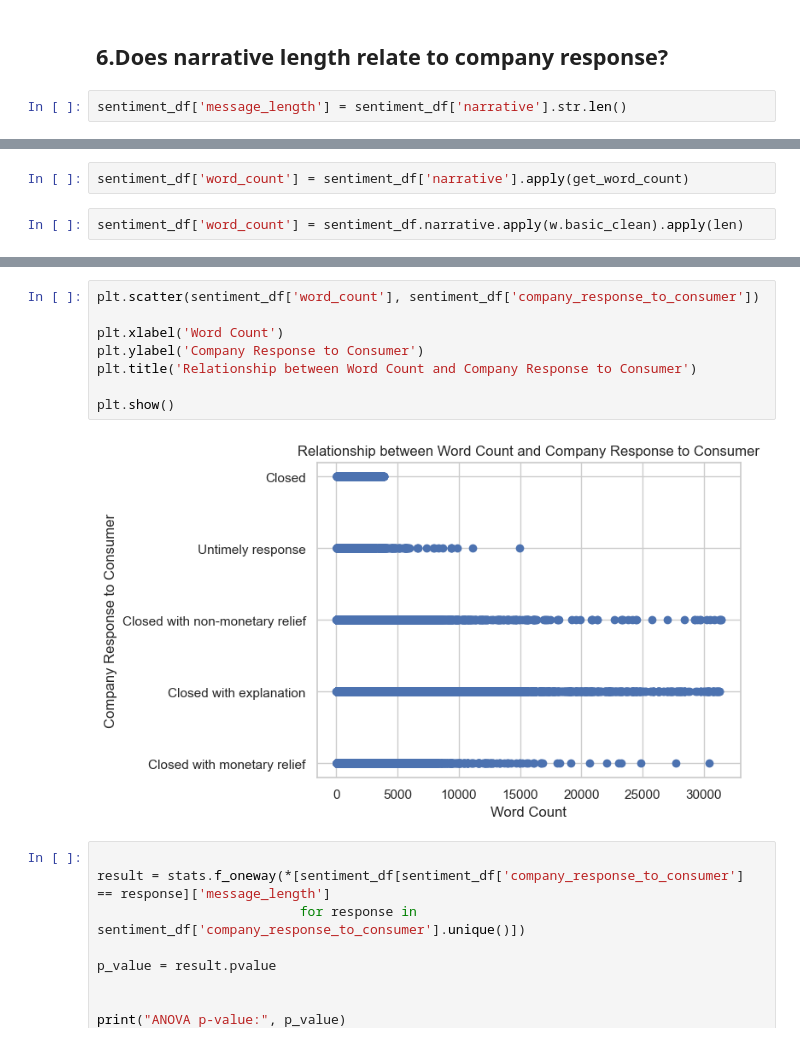
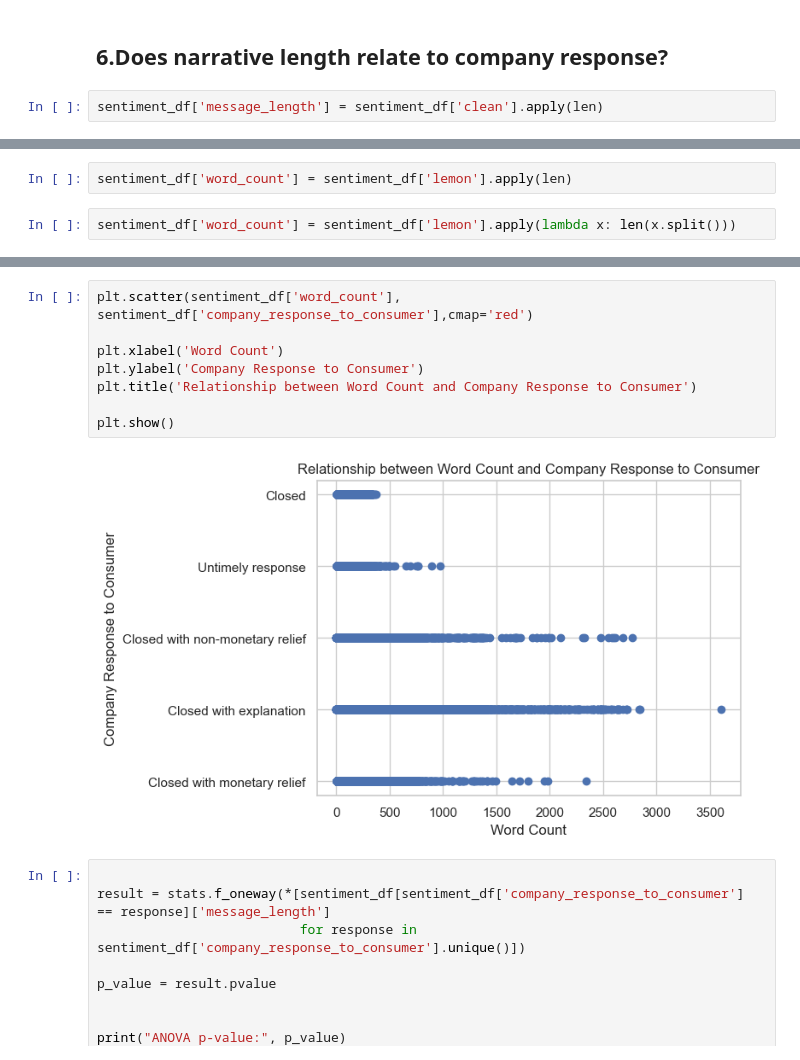
Before and after one commit to DATA-TRAC/consumer-complaint-response, a Jupyter notebook: cely-notebook.ipynb, the cells around one changed output, grey strips where cells are left out. Saved outputs shown, nothing was run; the diff lists cells and outputs as text.

```diff
--- a/cely-notebook.ipynb
+++ b/cely-notebook.ipynb
@@ -321,4 +333,4 @@ The p-value is less than alpha. There is a significant effect of sentiment on co
 # %% [markdown]
 ## 6.Does narrative length relate to company response?
 # %%
-sentiment_df['message_length'] = sentiment_df['narrative'].str.len()
+sentiment_df['message_length'] = sentiment_df['clean'].apply(len)
@@ -330,4 +337,4 @@ def get_word_count(text):
 # %%
-sentiment_df['word_count'] = sentiment_df['narrative'].apply(get_word_count)
+sentiment_df['word_count'] = sentiment_df['lemon'].apply(len)
-# %%
-sentiment_df['word_count'] = sentiment_df.narrative.apply(w.basic_clean).apply(len)
+# %%
+sentiment_df['word_count'] = sentiment_df['lemon'].apply(lambda x: len(x.split()))
@@ -356,13 +373,13 @@ plt.show()
 # %%
-plt.scatter(sentiment_df['word_count'], sentiment_df['company_response_to_consumer'])
+plt.scatter(sentiment_df['word_count'], sentiment_df['company_response_to_consumer'],cmap='red')
 
 plt.xlabel('Word Count')
 plt.ylabel('Company Response to Consumer')
 plt.title('Relationship between Word Count and Company Response to Consumer')
 
 plt.show()
 # %% [output]
-[figure, old version]
+[figure, new version]
 # %%
 
 result = stats.f_oneway(*[sentiment_df[sentiment_df['company_response_to_consumer'] == response]['message_length']
```
Also changed, not shown: parts of 23 cells of this notebook, 1 other file.
